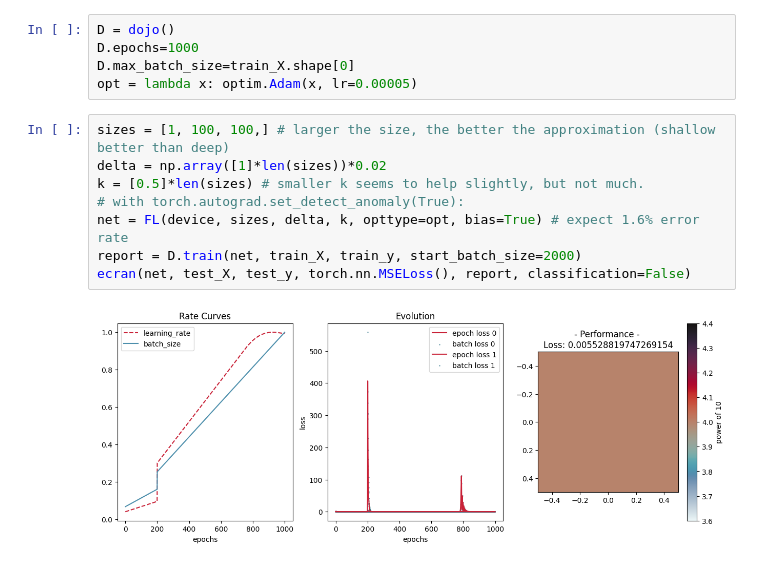
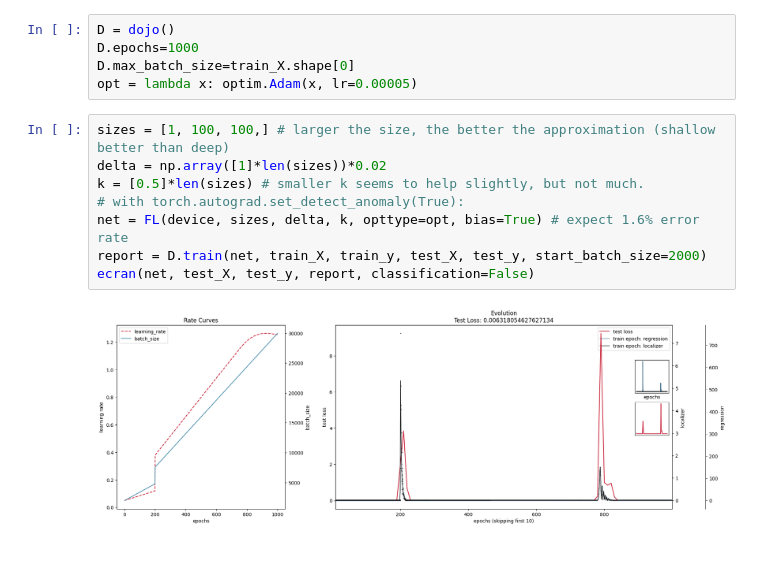
Before and after one commit to akhilsadam/pho-ices-ml, a Jupyter notebook: FL/fl.ipynb, the cells around one changed output. Drawn from its saved outputs; the diff is of its cells as text.

Commit message:
rework to plot test and individual losses

```diff
--- a/FL/fl.ipynb
+++ b/FL/fl.ipynb
@@ -44,13 +44,13 @@ opt = lambda x: optim.Adam(x, lr=0.00005)
 # %%
 sizes = [1, 100, 100,] # larger the size, the better the approximation (shallow better than deep)
 delta = np.array([1]*len(sizes))*0.02
 k = [0.5]*len(sizes) # smaller k seems to help slightly, but not much.
 # with torch.autograd.set_detect_anomaly(True):
 net = FL(device, sizes, delta, k, opttype=opt, bias=True) # expect 1.6% error rate
-report = D.train(net, train_X, train_y, start_batch_size=2000)
-ecran(net, test_X, test_y, torch.nn.MSELoss(), report, classification=False)
+report = D.train(net, train_X, train_y, test_X, test_y, start_batch_size=2000)
+ecran(net, test_X, test_y, report, classification=False)
 # %% [output]
-[figure, old version]
+[figure, new version]
 # %%
 plt.scatter(Xs,Ys,label='True')
 plt.scatter(test_X.detach().cpu().numpy(),net(test_X).detach().cpu().numpy(),label='Predicted')
```
Also changed, not shown: parts of 6 cells of this notebook, 6 other files.
